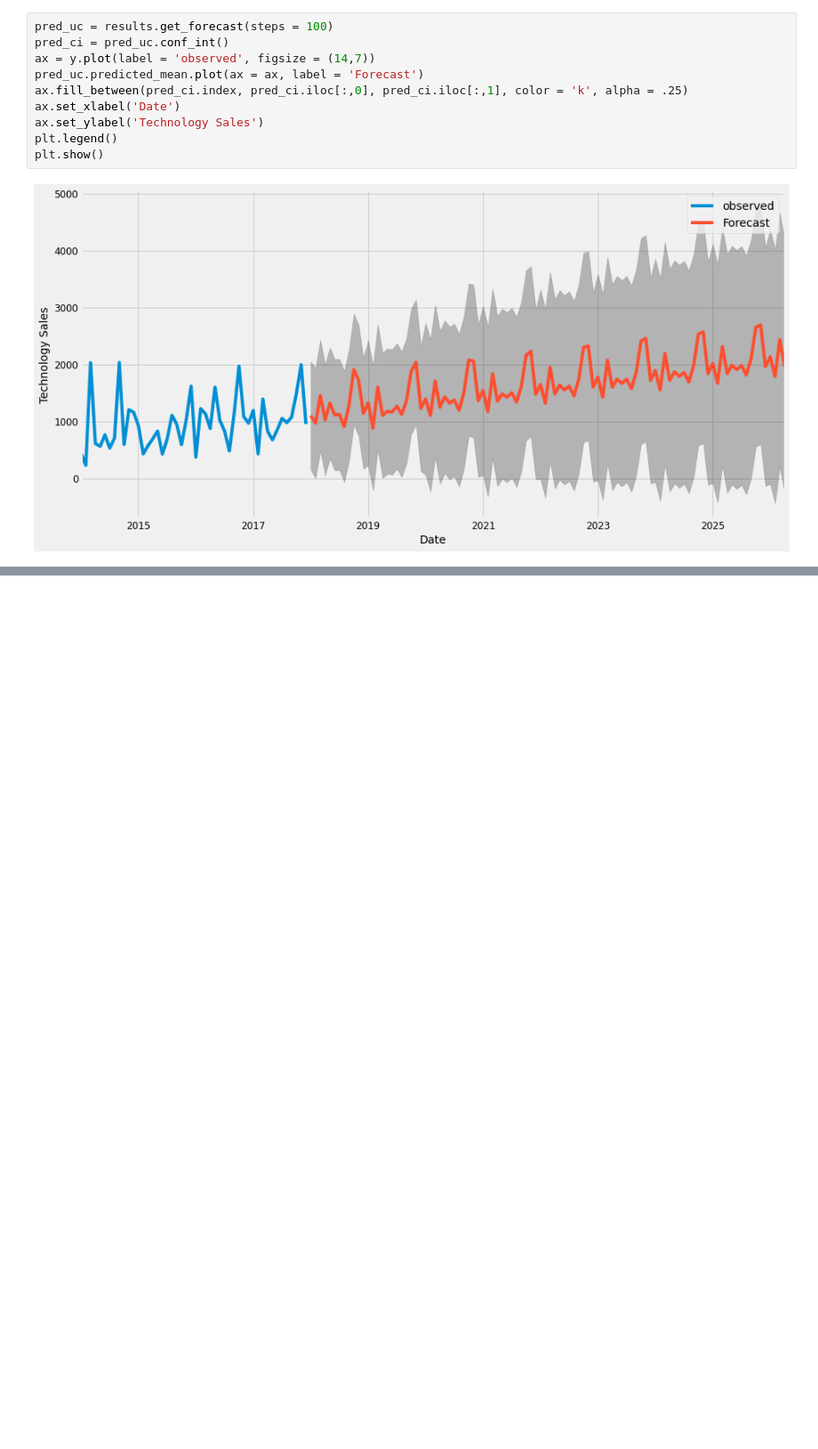
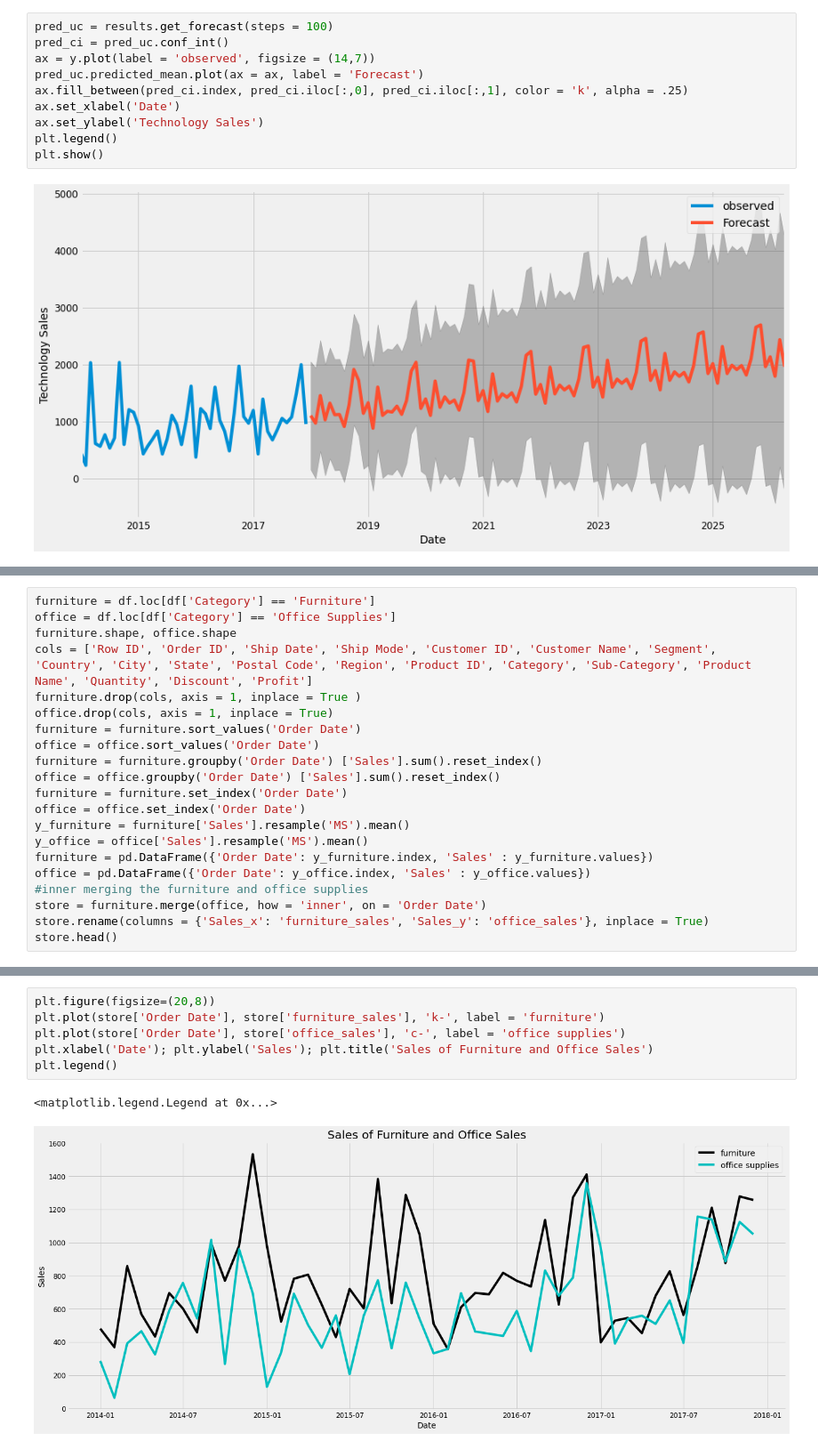
Before and after one commit to KritikaSati/Forecasting-Model, a Jupyter notebook: ForecastingProject.ipynb, the cells around one changed output, grey strips where cells are left out. Shown: that part at 89% size. Drawn from its saved outputs; the diff is of its cells as text; blank space fills up the shorter version.

```diff
--- a/ForecastingProject.ipynb
+++ b/ForecastingProject.ipynb
@@ -220,0 +325,21 @@ plt.show()
+# %%
+furniture = df.loc[df['Category'] == 'Furniture']
+office = df.loc[df['Category'] == 'Office Supplies']
+furniture.shape, office.shape
+cols = ['Row ID', 'Order ID', 'Ship Date', 'Ship Mode', 'Customer ID', 'Customer Name', 'Segment', 'Country', 'City', 'State', 'Postal Code', 'Region', 'Product ID', 'Category', 'Sub-Category', 'Product Name', 'Quantity', 'Discount', 'Profit']
+furniture.drop(cols, axis = 1, inplace = True )
+office.drop(cols, axis = 1, inplace = True)
+furniture = furniture.sort_values('Order Date')
+office = office.sort_values('Order Date')
+furniture = furniture.groupby('Order Date') ['Sales'].sum().reset_index()
+office = office.groupby('Order Date') ['Sales'].sum().reset_index()
+furniture = furniture.set_index('Order Date')
+office = office.set_index('Order Date')
+y_furniture = furniture['Sales'].resample('MS').mean()
+y_office = office['Sales'].resample('MS').mean()
+furniture = pd.DataFrame({'Order Date': y_furniture.index, 'Sales' : y_furniture.values})
+office = pd.DataFrame({'Order Date': y_office.index, 'Sales' : y_office.values})
+#inner merging the furniture and office supplies
+store = furniture.merge(office, how = 'inner', on = 'Order Date')
+store.rename(columns = {'Sales_x': 'furniture_sales', 'Sales_y': 'office_sales'}, inplace = True)
+store.head()
@@ -220,0 +353,9 @@ plt.show()
+# %%
+plt.figure(figsize=(20,8))
+plt.plot(store['Order Date'], store['furniture_sales'], 'k-', label = 'furniture')
+plt.plot(store['Order Date'], store['office_sales'], 'c-', label = 'office supplies')
+plt.xlabel('Date'); plt.ylabel('Sales'); plt.title('Sales of Furniture and Office Sales')
+plt.legend()
+# %% [output]
+<matplotlib.legend.Legend at 0x...>
+[figure, added]
```
Also changed, not shown: parts of 24 cells of this notebook.
